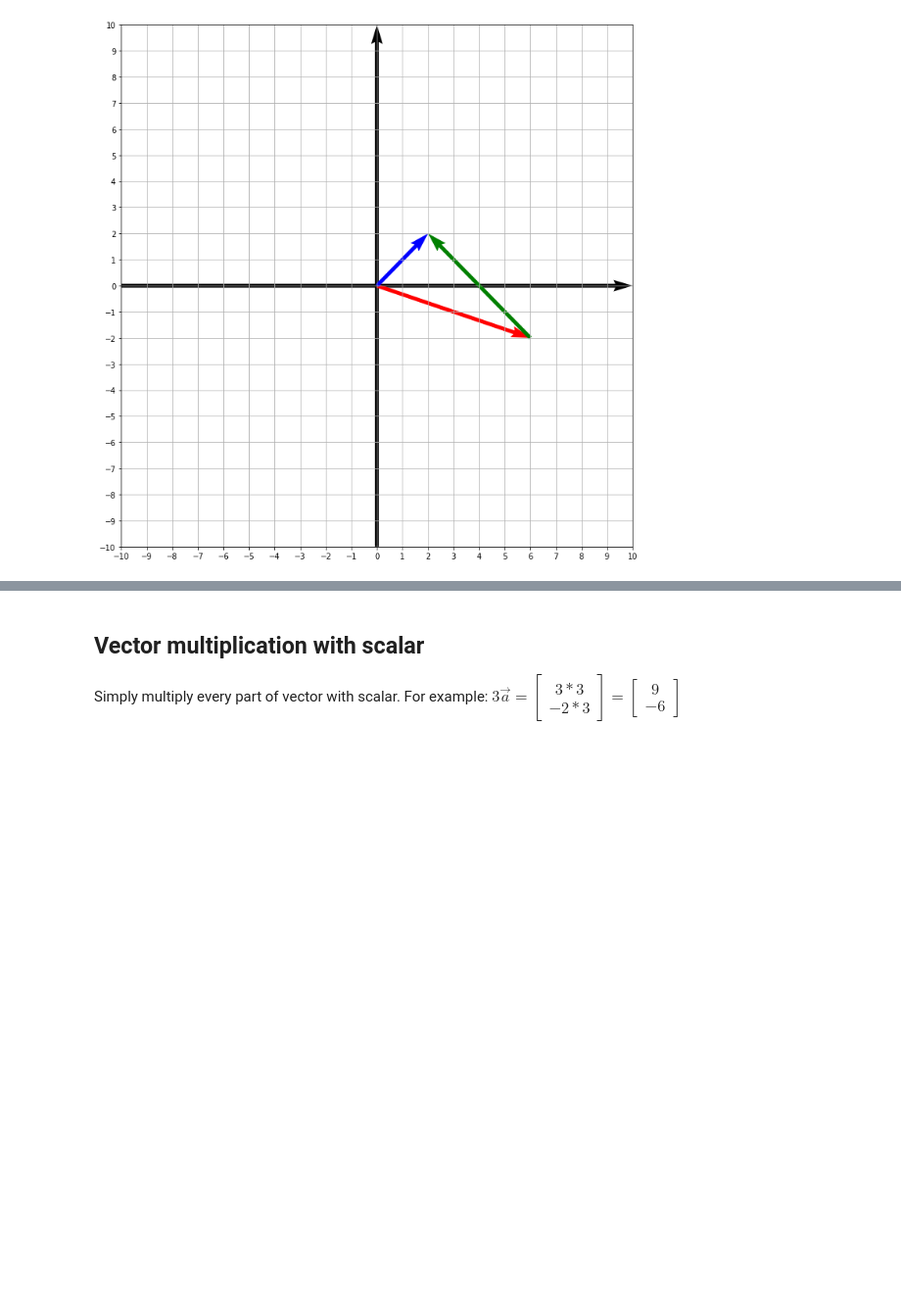
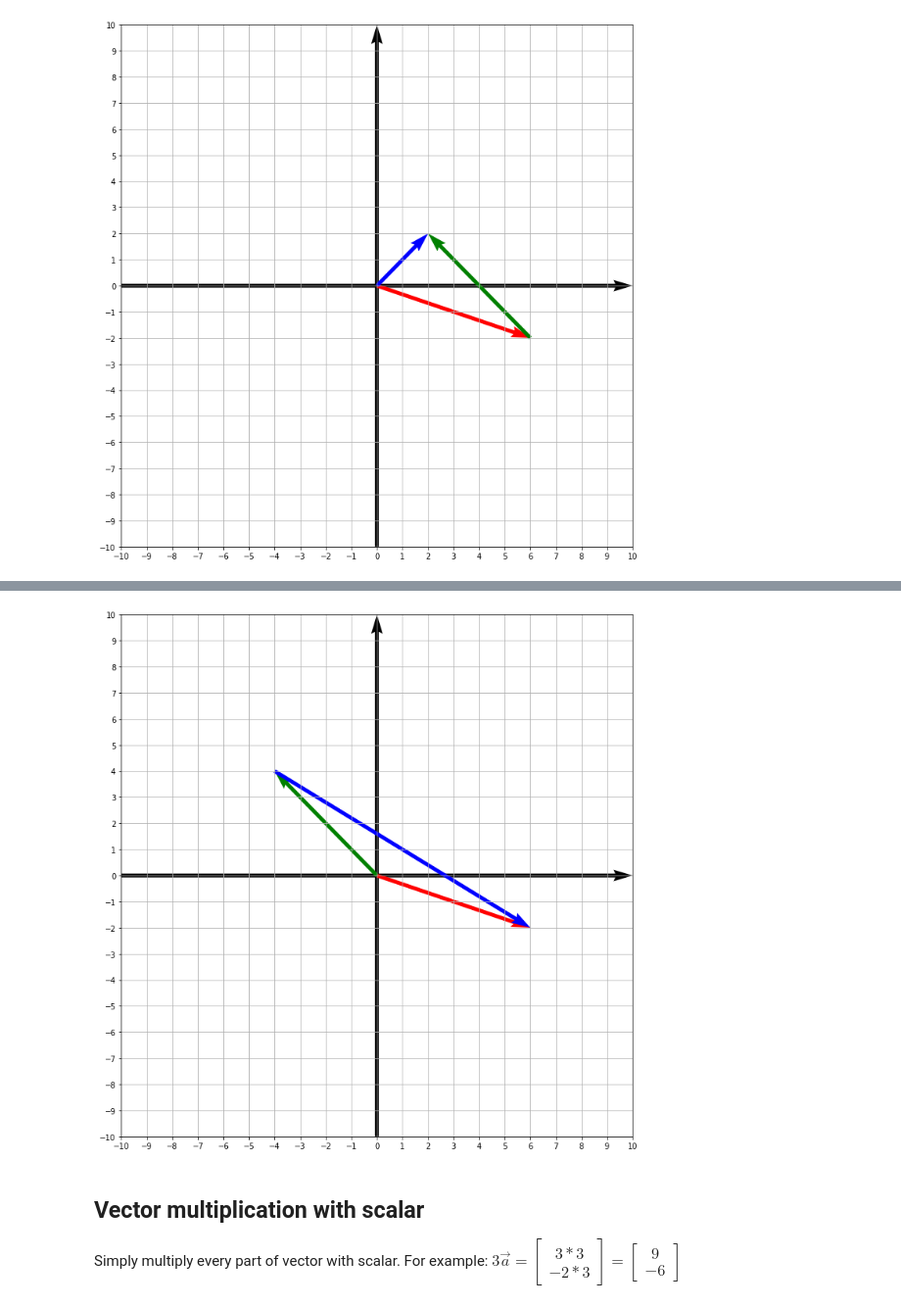
Before and after one commit to Leniorko/ml-journey, a Jupyter notebook: vector.ipynb, the cells around one changed output, grey strips where cells are left out. Shown: that part at 98% size. Drawn from its saved outputs; the diff is of its cells as text; code cells hidden in the pictures; blank space fills up the shorter version.

Commit message:
Added subtraction example

```diff
--- a/vector.ipynb
+++ b/vector.ipynb
@@ -77,3 +86,10 @@ drawVectorPlot(data, origins)
+# %%
+data = np.array([[6, -2], [-4, 4], np.subtract([6, -2], [-4, 4])])
+# Result moved for more clear view
+origins = np.array([[0, 0, -4], [0, 0, 4]])
+drawVectorPlot(data, origins)
+# %% [output]
+[figure, added]
 # %% [markdown]
 ## Vector multiplication with scalar
 
```
Also changed, not shown: parts of 3 cells of this notebook.
